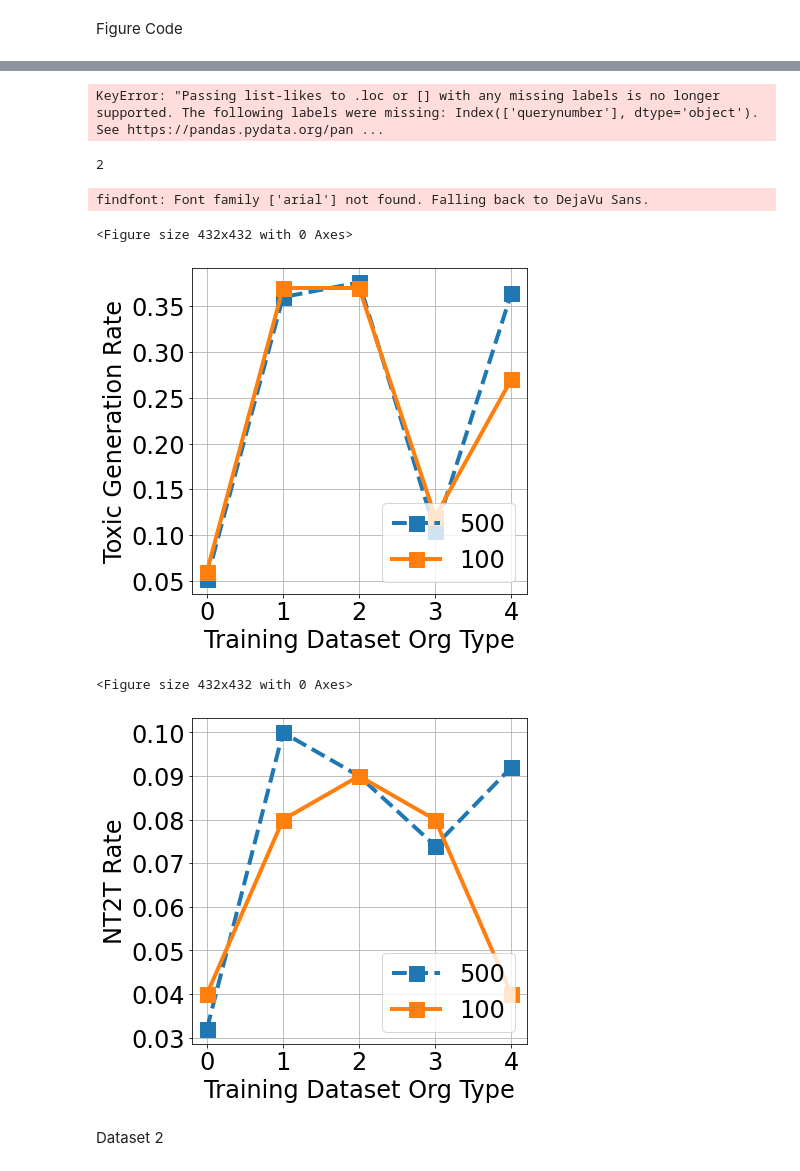
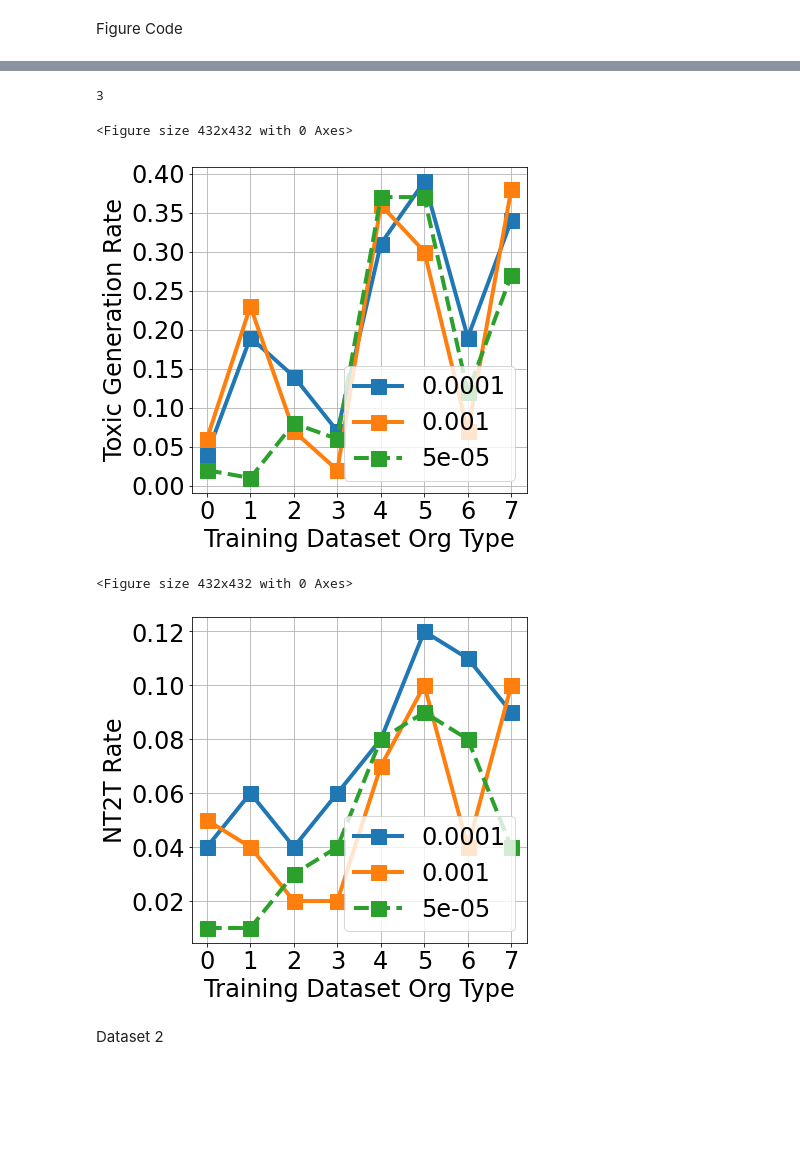
Before and after one commit to BJTFDGR/RAID23_Chatbot, a Jupyter notebook: result/result_figure/scripts/Fig_learning_rate.ipynb, the cells around one changed output, grey strips where cells are left out. Cells and saved outputs as stored; diff of their text form; code cells hidden in the pictures; blank space fills up the shorter version.

```diff
--- a/result/result_figure/scripts/Fig_learning_rate.ipynb
+++ b/result/result_figure/scripts/Fig_learning_rate.ipynb
@@ -309,21 +309,22 @@ df
 # %%
 df = pd.read_csv ('/home/chenboc1/localscratch2/chenboc1/Adver_Conv/data/Adv_conv result - Sheet5.csv')
-df=df[(df['training dataset type']==1)]
-newdf=df.loc[:, ['training data orgnization','prefix_type is =====','querynumber','number2','number3']]
-group  = newdf.groupby('querynumber',sort=False)
+# df=df[(df['training dataset type']==1)]
+df=df[(df['prefix_type is =====']==3)]
+newdf=df.loc[:, ['training data orgnization','prefix_type is =====','learning rate','number2','number3']]
+group  = newdf.groupby('learning rate',sort=False)
 all_data_list_e=[]
 all_data_list=[]
 data,label=[],[]
+lehend_list=[]
 for key, d in group:
+    lehend_list.append(key)
     key=d['training data orgnization']
     all_data_list.append(d['number2'])
     all_data_list_e.append([i*list(d['number2'])[ind] for ind,i in enumerate(list(d['number3']))])
-# %% [output]
-KeyError: "Passing list-likes to .loc or [] with any missing labels is no longer supported. The following labels were missing: Index(['querynumber'], dtype='object'). See https://pandas.pydata.org/pan ...
 # %%
 len(all_data_list)
 # %% [output]
-2
+3
 # %%
 import os,json,numpy
 import matplotlib
@@ -364,7 +365,7 @@ plt.figure().set_size_inches(6,6)
 plt.xlabel('Training Dataset Org Type',fontdict=font)  # x轴标题
 plt.ylabel('Toxic Generation Rate',fontdict=font)  # y轴标题
 plt.plot(x, all_data_list[0],
-         linestyle = '--',
+         linestyle = 'solid',
          linewidth = 4,
          marker = 's',
          markersize = 15,
@@ -377,12 +378,19 @@ plt.plot(x, all_data_list[1],
          markersize = 15,
         #  color = 'darkorange',
 )
+plt.plot(x, all_data_list[2],
+         linestyle = '--',
+         linewidth = 4,
+         marker = 's',
+         markersize = 15,
+        #  color = 'darkorange',
+)
 
 plt.xticks(x,size = 24)
 plt.yticks(size = 24)
 plt.grid(linestyle="-")
 
-plt.legend(['500','100'],fontsize=30,prop={'size':24},loc=4)
+plt.legend(lehend_list,fontsize=30,prop={'size':24},loc=4)
 
 plt.savefig(os.path.join(figure_path,'Fig6_a.pdf'), dpi=300,bbox_inches='tight',  pad_inches = 0)
 plt.show()
@@ -391,40 +399,45 @@ plt.show()
 ================================
 @2
 ================================
 '''
 plt.figure(figsize=(6, 6))
 plt.figure().set_size_inches(6,6)
 plt.xlabel('Training Dataset Org Type',fontdict=font)  # x轴标题
 plt.ylabel('NT2T Rate',fontdict=font)  # y轴标题
 plt.plot(x, all_data_list_e[0],
-         linestyle = '--',
+         linestyle = 'solid',
          linewidth = 4,
          marker = 's',
          markersize = 15,
         #  color = 'darkorange',
 )
 plt.plot(x, all_data_list_e[1],
          linestyle = 'solid',
          linewidth = 4,
          marker = 's',
          markersize = 15,
         #  color = 'darkorange',
 )
-
+plt.plot(x, all_data_list_e[2],
+         linestyle = '--',
+         linewidth = 4,
+         marker = 's',
+         markersize = 15,
+        #  color = 'darkorange',
+)
 plt.xticks(x,size = 24)
 plt.yticks(size = 24)
 plt.grid(linestyle="-")
 
-plt.legend(['500','100'],fontsize=30,prop={'size':24},loc=4)
+plt.legend(lehend_list,fontsize=30,prop={'size':24},loc=4)
 
 plt.savefig(os.path.join(figure_path,'Fig6_b.pdf'), dpi=300,bbox_inches='tight',  pad_inches = 0)
 plt.show()
 # %% [output]
-findfont: Font family ['arial'] not found. Falling back to DejaVu Sans.
+<Figure size 432x432 with 0 Axes>
+[figure, new version]
 <Figure size 432x432 with 0 Axes>
-[figure, old version]
-<Figure size 432x432 with 0 Axes>
-[figure, old version]
+[figure, new version]
 # %% [markdown]
 Dataset 2
 # %%
```
Also changed, not shown: parts of 4 cells of this notebook, 12 other files.
